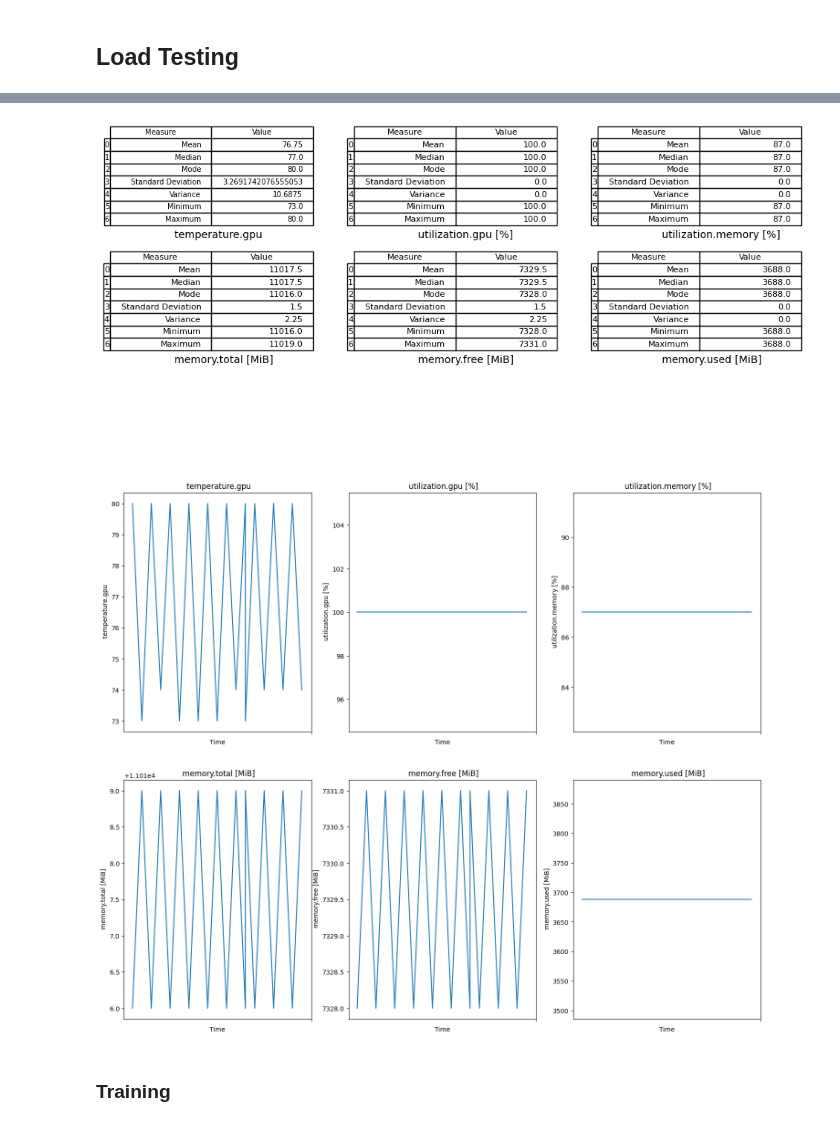
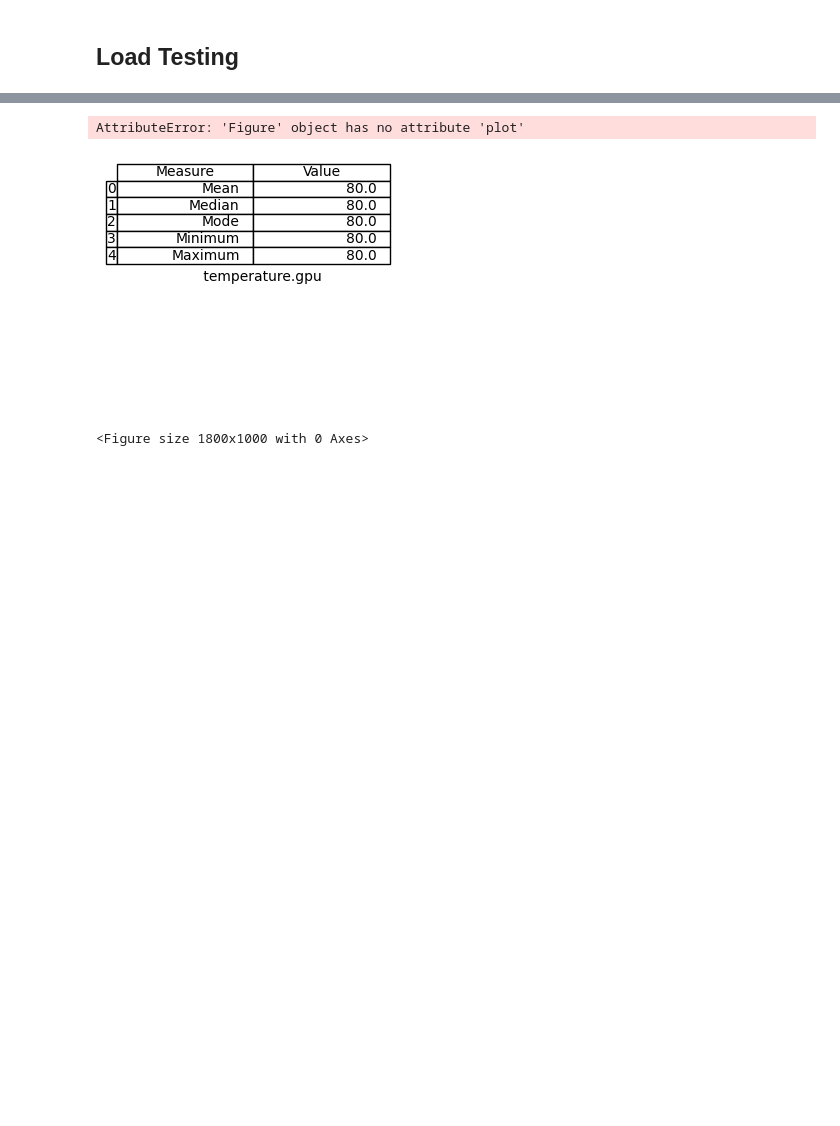
Before and after one commit to mbiskho/tamlops, a Jupyter notebook: testing/gpu-logs.ipynb, the cells around one changed output, grey strips where cells are left out. Cells and saved outputs as stored; diff of their text form; code cells hidden in the pictures; blank space fills up the shorter version.

```diff
--- a/testing/gpu-logs.ipynb
+++ b/testing/gpu-logs.ipynb
@@ -255,7 +209,9 @@ describe_numeric_column(df, 2)
 # %%
 # Read file
-df = pd.read_csv('log-gpu/rtx-gpu-10seconds.csv')
+native_df = pd.read_csv('log-gpu/rtx-gpu-10seconds.csv')
+df = group_gpu(native_df)
 
+native_df.columns
 # Describe general info
-describe_total(df, 2)
+# describe_total(df, 2)
 # %% [output]
@@ -273,8 +222,7 @@ Jumlah atribut: 9
 # %%
 # Describe detailed info
-describe_numeric_column(df, 2)
+describe_numeric_column(df)
 # %% [output]
+AttributeError: 'Figure' object has no attribute 'plot'
-[figure, old version]
+[figure, new version]
-[figure, removed]
+<Figure size 1800x1000 with 0 Axes>
-# %% [markdown]
-### Training
```
Also changed, not shown: parts of 22 cells of this notebook, 3 other files.
